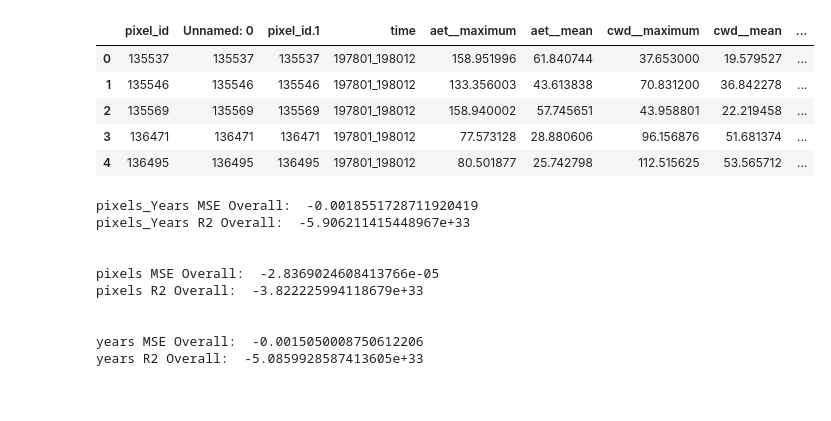
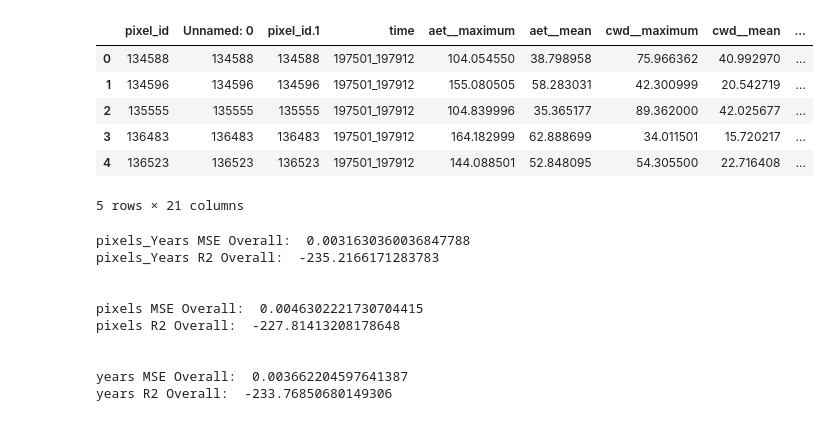
Before and after one commit to isaacWpark/wildfire_FRAP, a Jupyter notebook: Workflow/Window_Workflow_MultiYear_FullData_Modular_Dev.ipynb, the cells around one changed output. Saved outputs shown, nothing was run; the diff lists cells and outputs as text; code cells hidden in the pictures.

Commit message:
Window_Workflow_MultiYear_FullData_Dev.ipynb working with elastic net, random forest, and XGBoost, annual or multiYear periods

```diff
--- a/Workflow/Window_Workflow_MultiYear_FullData_Modular_Dev.ipynb
+++ b/Workflow/Window_Workflow_MultiYear_FullData_Modular_Dev.ipynb
@@ -216,16 +168,17 @@ combined_Data, target_Data = tr.multiYear_Mask(1980, 2016,
 # %%
 #temporary for testing only - read in combined & target data
 
-combined_Data = pd.read_csv('C:/Users/Python3/Documents/wildfire_FRAP_working/wildfire_FRAP/Data/Extracted_Features/Masked/CD_1980_Masked_2016.csv')
-target_Data = pd.read_csv('C:/Users/Python3/Documents/wildfire_FRAP_working/wildfire_FRAP/Data/Extracted_Features/Masked/TD_1980_Masked_2016.csv')
+combined_Data = pd.read_csv('C:/Users/Python3/Documents/wildfire_FRAP_working/wildfire_FRAP/Data/Extracted_Features/Masked_5Len/CD_1975_2010_Masked_5Len.csv')
+target_Data = pd.read_csv('C:/Users/Python3/Documents/wildfire_FRAP_working/wildfire_FRAP/Data/Extracted_Features/Masked_5Len/TD_1975_2010_Masked_5Len.csv')
 combined_Data.head()
 # %% [output]
 |  | pixel_id | Unnamed: 0 | pixel_id.1 | time | aet__maximum | aet__mean | cwd__maximum | cwd__mean | ... |
-| 0 | 135537 | 135537 | 135537 | 197801_198012 | 158.951996 | 61.840744 | 37.653000 | 19.579527 | ... |
-| 1 | 135546 | 135546 | 135546 | 197801_198012 | 133.356003 | 43.613838 | 70.831200 | 36.842278 | ... |
-| 2 | 135569 | 135569 | 135569 | 197801_198012 | 158.940002 | 57.745651 | 43.958801 | 22.219458 | ... |
-| 3 | 136471 | 136471 | 136471 | 197801_198012 | 77.573128 | 28.880606 | 96.156876 | 51.681374 | ... |
-| 4 | 136495 | 136495 | 136495 | 197801_198012 | 80.501877 | 25.742798 | 112.515625 | 53.565712 | ... |
+| 0 | 134588 | 134588 | 134588 | 197501_197912 | 104.054550 | 38.798958 | 75.966362 | 40.992970 | ... |
+| 1 | 134596 | 134596 | 134596 | 197501_197912 | 155.080505 | 58.283031 | 42.300999 | 20.542719 | ... |
+| 2 | 135555 | 135555 | 135555 | 197501_197912 | 104.839996 | 35.365177 | 89.362000 | 42.025677 | ... |
+| 3 | 136483 | 136483 | 136483 | 197501_197912 | 164.182999 | 62.888699 | 34.011501 | 15.720217 | ... |
+| 4 | 136523 | 136523 | 136523 | 197501_197912 | 144.088501 | 52.848095 | 54.305500 | 22.716408 | ... |
+5 rows × 21 columns
 # %%
 #Conduct elastic net regularization
 
@@ -235,39 +188,44 @@ combined_Data.head()
       A) locations outside of the training dataset
       B) years outside of the training dataset
       C) locations and years outside of the training dataset
+
     Returns a list of objects, consisting of:
-    0: Combined_Data file with testing/training groups labeled
-    1: Target Data file with testing/training groups labeled
-    2: summary dataFrame of MSE and R2 for each model run
-        (against holdout data representing either novel locations, novel years, or both)
-    3: list of elastic net models for use in predicting Fires in further locations/years
-    4: list of list of years not used in model training for each run
-'''
-#param combined_Data: explanatory factors to be used in predicting fire risk
-#param target_Data: observed fire occurrences
-#param varsToGroupBy: list of (2) column names from combined_Data & target_Data to be used in creating randomized groups
-#    -spatial grouping variable 1st, temporal (annual) grouping variable 2nd
-#param groupVars: list of (2) desired column names for the resulting randomized groups
-#param testGroups: number of distinct groups into which data sets should be divided (for each of two variables)
+      0: Combined_Data file with testing/training groups labeled
+      1: Target Data file with testing/training groups labeled
+      2: summary dataFrame of MSE and R2 for each model run
+          (against holdout data representing either novel locations, novel years, or both)
+      3: list of elastic net models for use in predicting Fires in further locations/years
+      4: list of list of years not used in model training for each run
+      5: parameters selected during hypertuning, to be used in annual predictions
+  '''
+
+  #param combined_Data: explanatory factors to be used in predicting fire risk
+  #param target_Data: observed fire occurrences
+  #param varsToGroupBy: list of (2) column names from combined_Data & target_Data to be used in creating randomized groups
+  #param groupVars: list of (2) desired column names for the resulting randomized groups
+  #param testGroups: number of distinct groups into which data sets should be divided (for each of two variables)
+  #param DataFields: column names of data to be used in modelling
+  #param outPath:  Location in which to export pickle files and summary statistics
+  #param params: list of parameters to be used in hypertuning
 
 
 
 CrossVal_Output = model.elasticNet_2dimTest(combined_Data, target_Data, ["pixel_id", "year"], ["pixel_group", "year_group"],
-                                            testGroups = [10, 6],
+                                            testGroups = [10, 3],
                                             DataFields = ['aet__mean', 'cwd__maximum', 'cwd__mean', 'Campground',
        'FireStation_Dist', 'Airfield_Dist', 'City_Bounds', 'NPS_Bounds',
        'Lightning', 'Elev', 'Housing_Density'], outPath = 'C:/Users/Python3/Documents/wildfire_FRAP_working/wildfire_FRAP/Data/Extracted_Features/')
 # %% [output]
-pixels_Years MSE Overall:  -0.0018551728711920419
-pixels_Years R2 Overall:  -5.906211415448967e+33
+pixels_Years MSE Overall:  0.0031630360036847788
+pixels_Years R2 Overall:  -235.2166171283783
 
 
-pixels MSE Overall:  -2.8369024608413766e-05
-pixels R2 Overall:  -3.822225994118679e+33
+pixels MSE Overall:  0.0046302221730704415
+pixels R2 Overall:  -227.81413208178648
 
 
-years MSE Overall:  -0.0015050008750612206
-years R2 Overall:  -5.0859928587413605e+33
+years MSE Overall:  0.003662204597641387
+years R2 Overall:  -233.76850680149306
 # %%
 #Combined_Data with groups
 CrossVal_Output[0].head()
```
Also changed, not shown: parts of 21 cells of this notebook.
